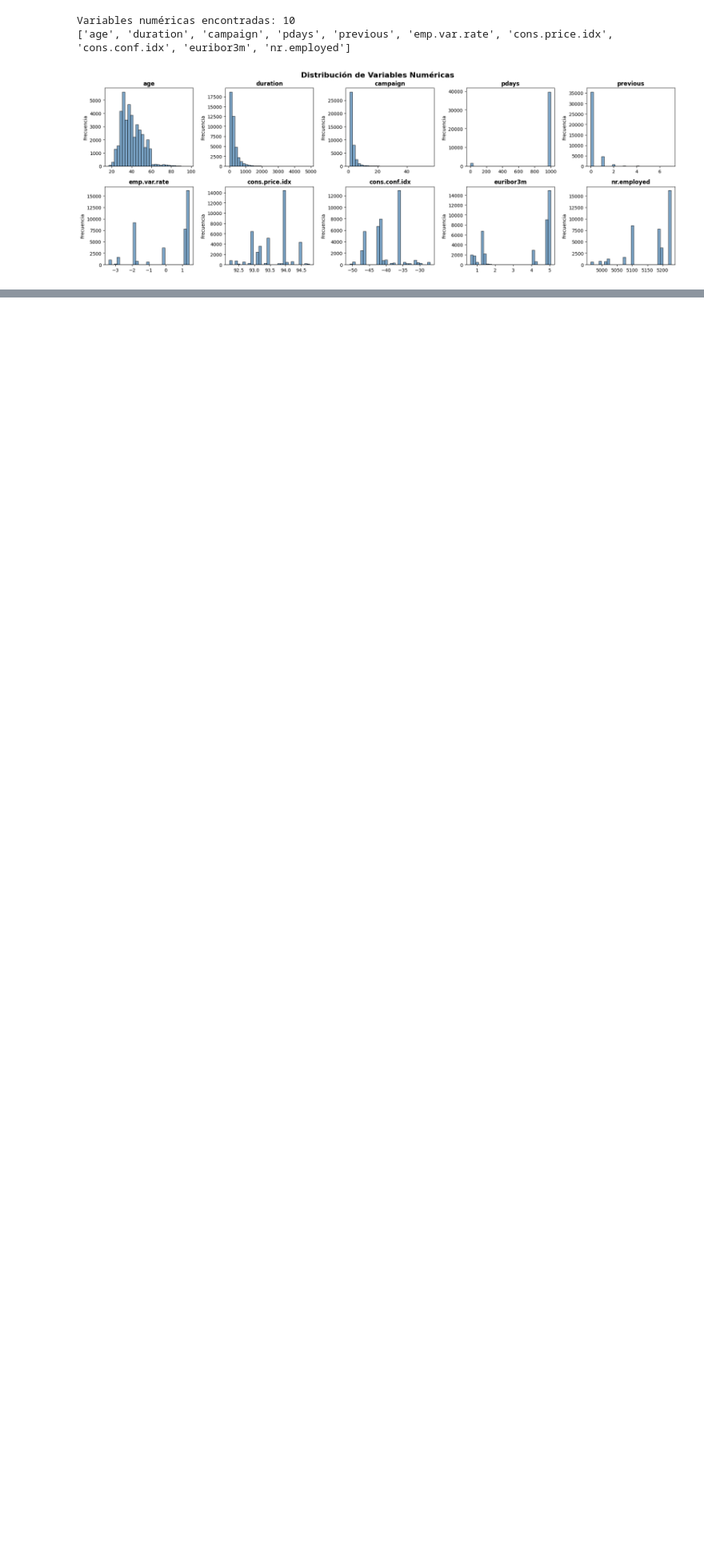
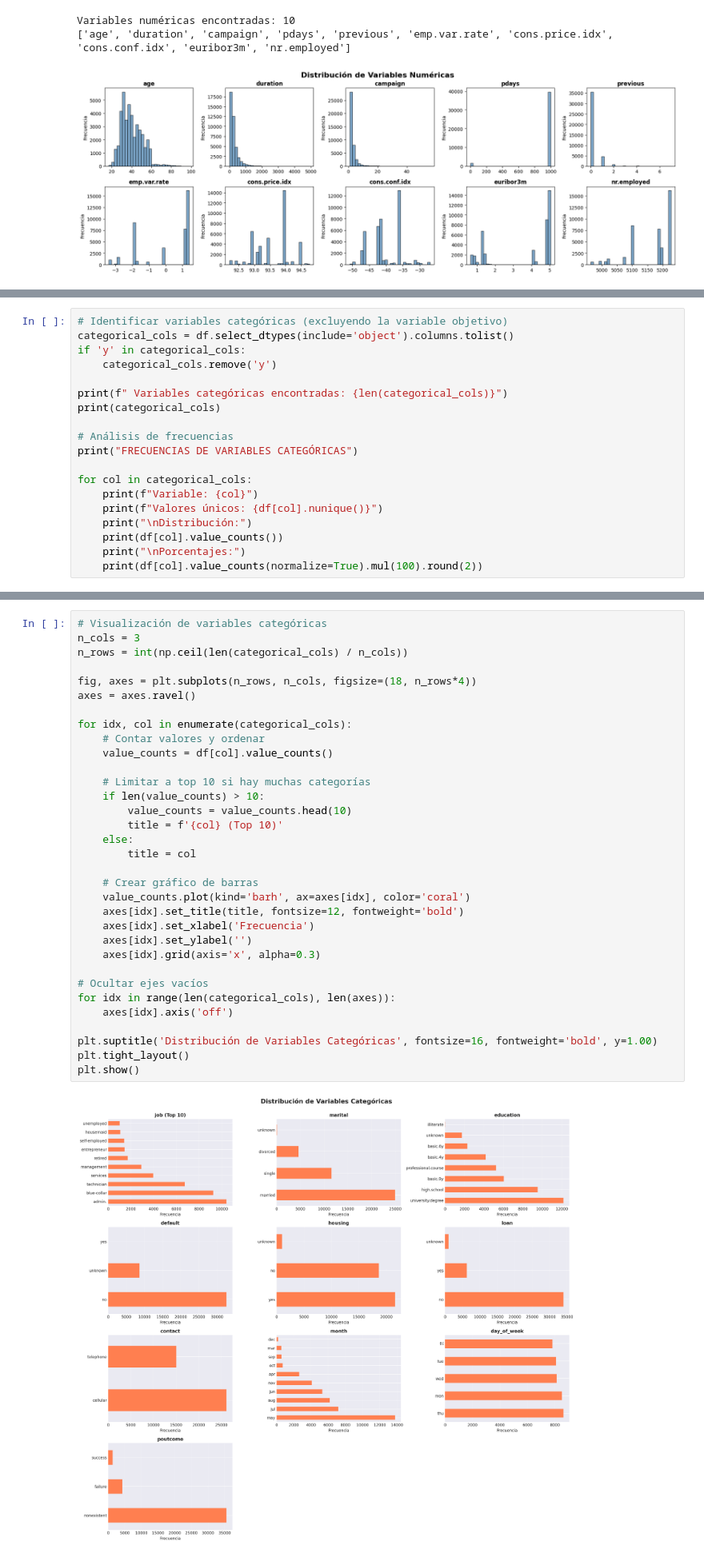
Before and after one commit to 4GeeksAcademy/palomagondim-intro-ml, a Jupyter notebook: src/01-logistic-regression.ipynb, the cells around one changed output, grey strips where cells are left out. Shown at 80% size. Cells and saved outputs as stored; diff of their text form; blank space fills up the shorter version.

```diff
--- a/src/01-logistic-regression.ipynb
+++ b/src/01-logistic-regression.ipynb
@@ -394,0 +232,19 @@ joblib.dump(best_model2, 'modelo_depositos.pkl')
+# %%
+# Identificar variables categóricas (excluyendo la variable objetivo)
+categorical_cols = df.select_dtypes(include='object').columns.tolist()
+if 'y' in categorical_cols:
+    categorical_cols.remove('y')
+
+print(f" Variables categóricas encontradas: {len(categorical_cols)}")
+print(categorical_cols)
+
+# Análisis de frecuencias
+print("FRECUENCIAS DE VARIABLES CATEGÓRICAS")
+
+for col in categorical_cols:
+    print(f"Variable: {col}")
+    print(f"Valores únicos: {df[col].nunique()}")
+    print("\nDistribución:")
+    print(df[col].value_counts())
+    print("\nPorcentajes:")
+    print(df[col].value_counts(normalize=True).mul(100).round(2))
@@ -394,0 +269,35 @@ joblib.dump(best_model2, 'modelo_depositos.pkl')
+# %%
+# Visualización de variables categóricas
+n_cols = 3
+n_rows = int(np.ceil(len(categorical_cols) / n_cols))
+
+fig, axes = plt.subplots(n_rows, n_cols, figsize=(18, n_rows*4))
+axes = axes.ravel()
+
+for idx, col in enumerate(categorical_cols):
+    # Contar valores y ordenar
+    value_counts = df[col].value_counts()
+
+    # Limitar a top 10 si hay muchas categorías
+    if len(value_counts) > 10:
+        value_counts = value_counts.head(10)
+        title = f'{col} (Top 10)'
+    else:
+        title = col
+
+    # Crear gráfico de barras
+    value_counts.plot(kind='barh', ax=axes[idx], color='coral')
+    axes[idx].set_title(title, fontsize=12, fontweight='bold')
+    axes[idx].set_xlabel('Frecuencia')
+    axes[idx].set_ylabel('')
+    axes[idx].grid(axis='x', alpha=0.3)
+
+# Ocultar ejes vacíos
+for idx in range(len(categorical_cols), len(axes)):
+    axes[idx].axis('off')
+
+plt.suptitle('Distribución de Variables Categóricas', fontsize=16, fontweight='bold', y=1.00)
+plt.tight_layout()
+plt.show()
+# %% [output]
+[figure, added]
```
Also changed, not shown: parts of 70 cells of this notebook, 2 other files.
